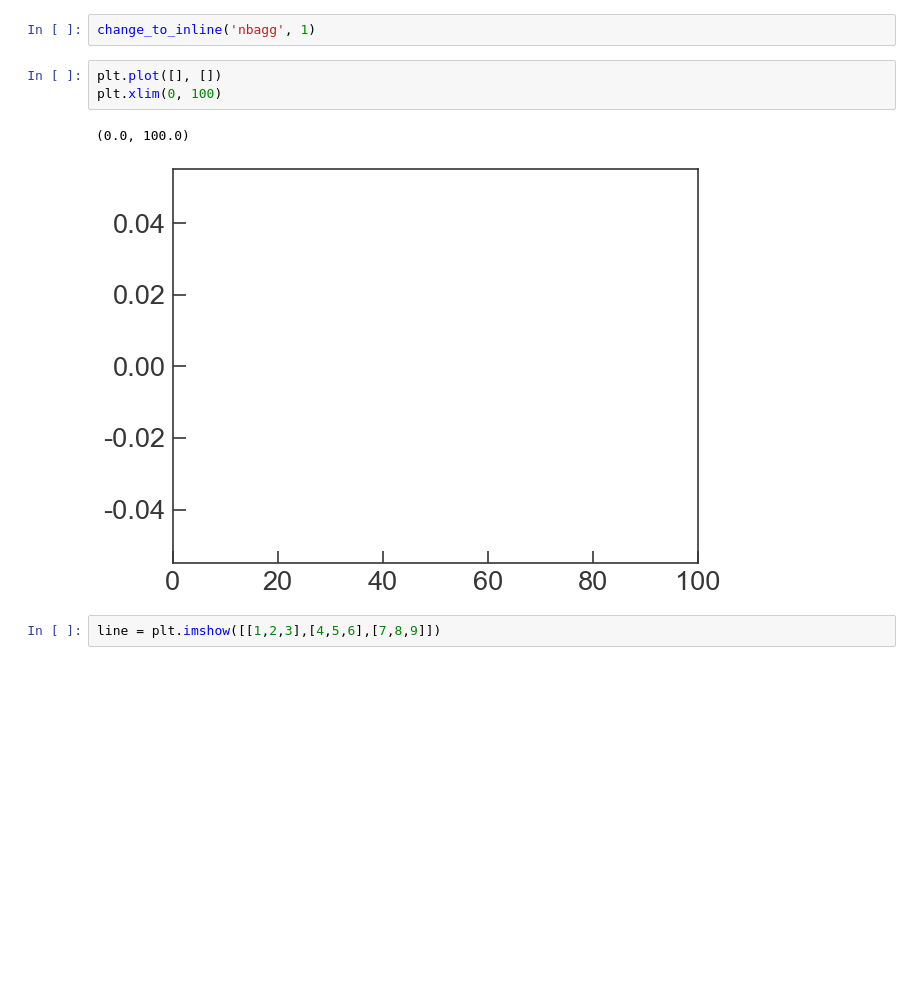
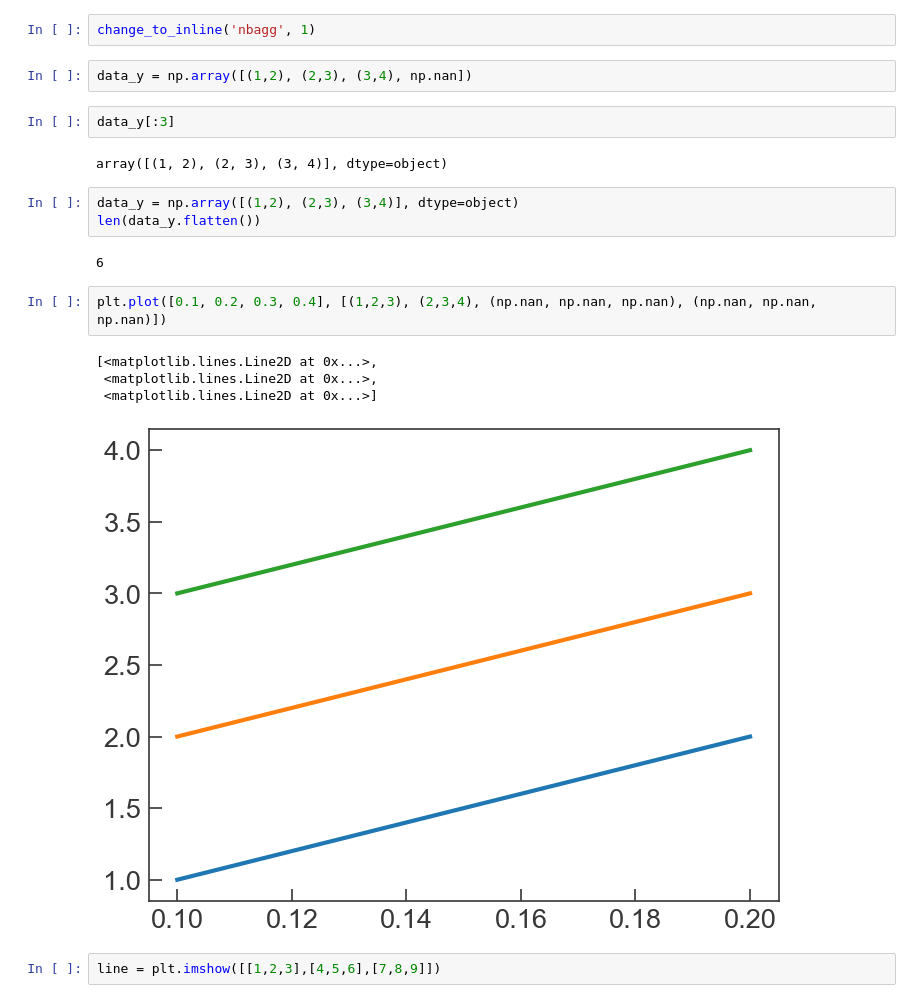
Before and after one commit to QuantumshWu/Confocal-GUI, a Jupyter notebook: jupyter notebook examples/examples with virtual devices.ipynb, the cells around one changed output. Drawn from its saved outputs; the diff is of its cells as text; blank space fills up the shorter version.

Commit message:
Better handle load 2D plot

```diff
--- a/jupyter notebook examples/examples with virtual devices.ipynb
+++ b/jupyter notebook examples/examples with virtual devices.ipynb
@@ -1234,12 +1266,24 @@ if __name__ == "__main__":
             raise se
 # %%
 change_to_inline('nbagg', 1)
+# %%
+data_y = np.array([(1,2), (2,3), (3,4), np.nan])
+# %%
+data_y[:3]
+# %% [output]
+array([(1, 2), (2, 3), (3, 4)], dtype=object)
+# %%
+data_y = np.array([(1,2), (2,3), (3,4)], dtype=object)
+len(data_y.flatten())
+# %% [output]
+6
 # %%
-plt.plot([], [])
-plt.xlim(0, 100)
+plt.plot([0.1, 0.2, 0.3, 0.4], [(1,2,3), (2,3,4), (np.nan, np.nan, np.nan), (np.nan, np.nan, np.nan)])
 # %% [output]
-(0.0, 100.0)
+[<matplotlib.lines.Line2D at 0x...>,
+ <matplotlib.lines.Line2D at 0x...>,
+ <matplotlib.lines.Line2D at 0x...>]
-[figure, old version]
+[figure, new version]
 # %%
 line = plt.imshow([[1,2,3],[4,5,6],[7,8,9]])
 # %% [output]
```
Also changed, not shown: parts of 10 cells of this notebook, 4 other files.
